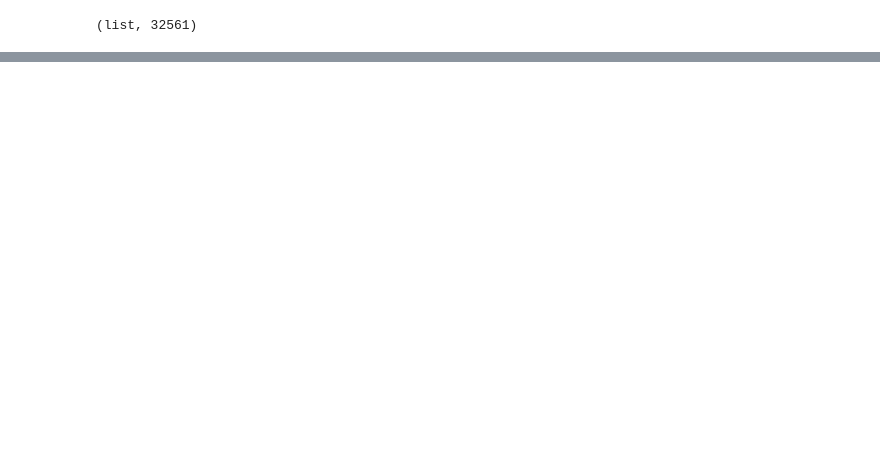
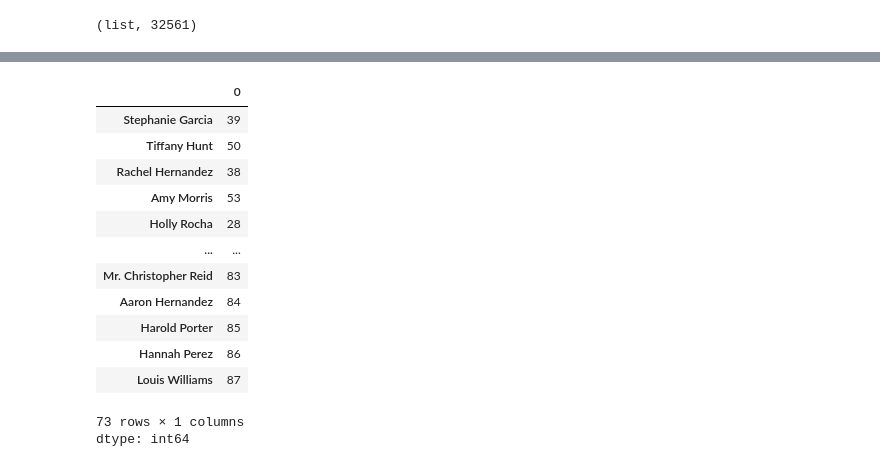
Before and after one commit to DanRelief/DanRelief, a Jupyter notebook: Pandas.ipynb, the cells around one changed output, grey strips where cells are left out. Cells and saved outputs as stored; diff of their text form; code cells hidden in the pictures; blank space fills up the shorter version.

```diff
--- a/Pandas.ipynb
+++ b/Pandas.ipynb
@@ -365,0 +396,19 @@ NameError: name 'dataset' is not defined
+# %%
+serie_idade_nome2= serie_idade_nome.drop_duplicates() #apaga os nomes que são iguais
+serie_idade_nome2.size
+serie_idade_nome2
+# %% [output]
+|  | 0 |
+| Stephanie Garcia | 39 |
+| Tiffany Hunt | 50 |
+| Rachel Hernandez | 38 |
+| Amy Morris | 53 |
+| Holly Rocha | 28 |
+| ... | ... |
+| Mr. Christopher Reid | 83 |
+| Aaron Hernandez | 84 |
+| Harold Porter | 85 |
+| Hannah Perez | 86 |
+| Louis Williams | 87 |
+73 rows × 1 columns
+dtype: int64
```
Also changed, not shown: parts of 24 cells of this notebook.
